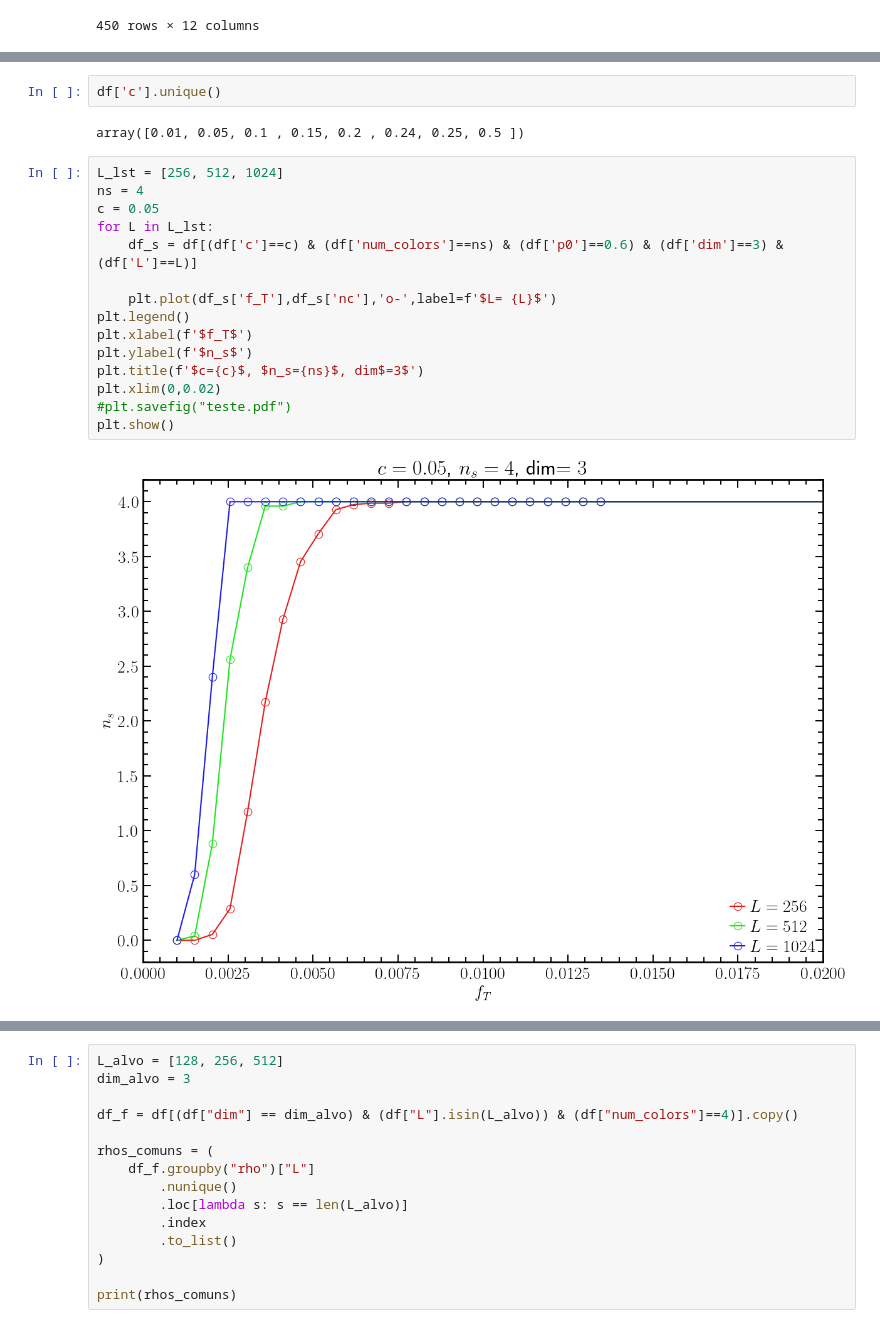
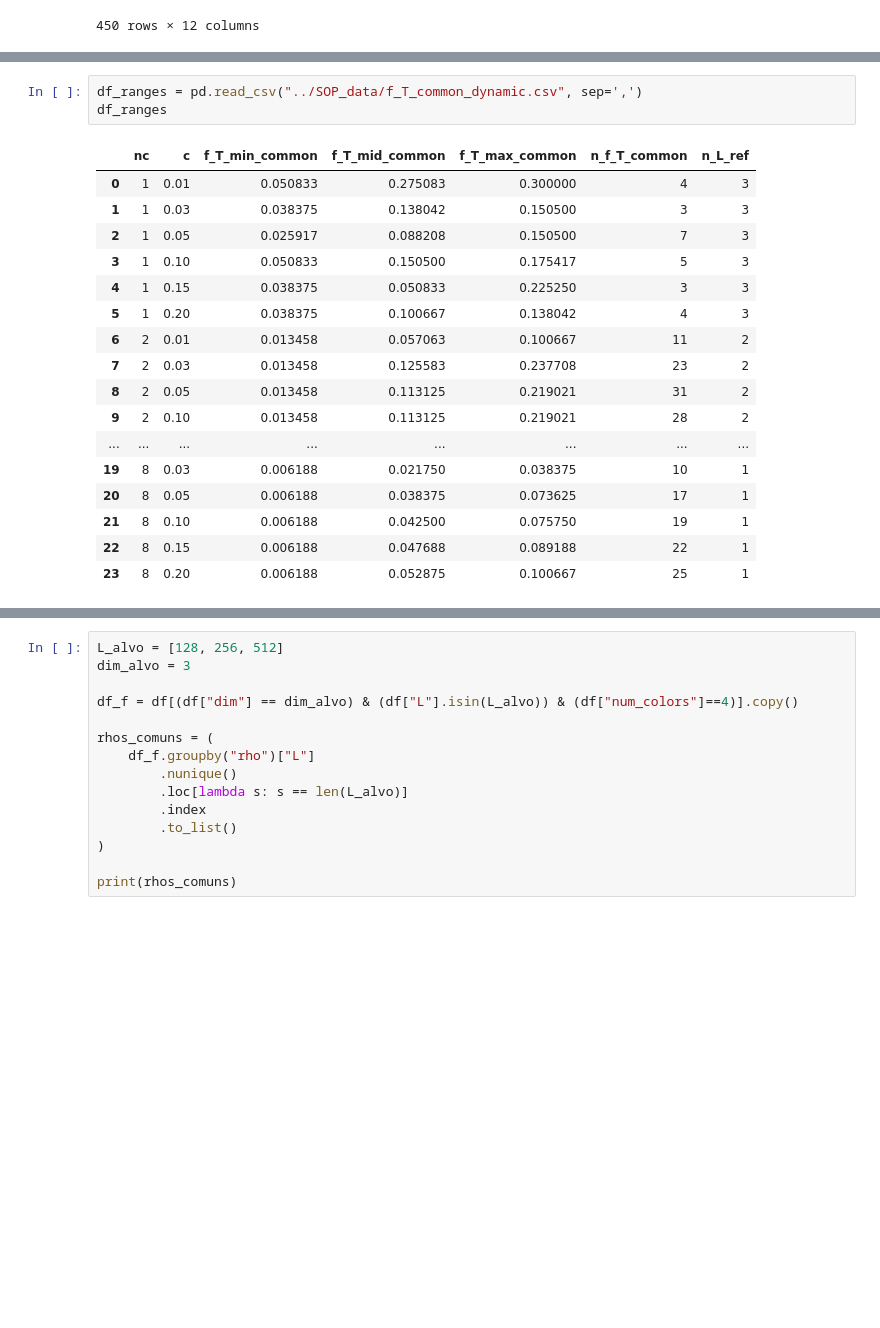
Before and after one commit to JuniorAlencar/self_organization_percolation, a Jupyter notebook: jupyter/Colors_Analysis_3D.ipynb, the cells around one changed output, grey strips where cells are left out. Drawn from its saved outputs; the diff is of its cells as text; blank space fills up the shorter version.

```diff
--- a/jupyter/Colors_Analysis_3D.ipynb
+++ b/jupyter/Colors_Analysis_3D.ipynb
@@ -42,23 +42,23 @@ df_dynamic
 # %%
-df['c'].unique()
+df_ranges = pd.read_csv("../SOP_data/f_T_common_dynamic.csv", sep=',')
+df_ranges
 # %% [output]
-array([0.01, 0.05, 0.1 , 0.15, 0.2 , 0.24, 0.25, 0.5 ])
+|  | nc | c | f_T_min_common | f_T_mid_common | f_T_max_common | n_f_T_common | n_L_ref |
+| 0 | 1 | 0.01 | 0.050833 | 0.275083 | 0.300000 | 4 | 3 |
+| 1 | 1 | 0.03 | 0.038375 | 0.138042 | 0.150500 | 3 | 3 |
+| 2 | 1 | 0.05 | 0.025917 | 0.088208 | 0.150500 | 7 | 3 |
+| 3 | 1 | 0.10 | 0.050833 | 0.150500 | 0.175417 | 5 | 3 |
+| 4 | 1 | 0.15 | 0.038375 | 0.050833 | 0.225250 | 3 | 3 |
+| 5 | 1 | 0.20 | 0.038375 | 0.100667 | 0.138042 | 4 | 3 |
+| 6 | 2 | 0.01 | 0.013458 | 0.057063 | 0.100667 | 11 | 2 |
+| 7 | 2 | 0.03 | 0.013458 | 0.125583 | 0.237708 | 23 | 2 |
+| 8 | 2 | 0.05 | 0.013458 | 0.113125 | 0.219021 | 31 | 2 |
+| 9 | 2 | 0.10 | 0.013458 | 0.113125 | 0.219021 | 28 | 2 |
+| ... | ... | ... | ... | ... | ... | ... | ... |
+| 19 | 8 | 0.03 | 0.006188 | 0.021750 | 0.038375 | 10 | 1 |
+| 20 | 8 | 0.05 | 0.006188 | 0.038375 | 0.073625 | 17 | 1 |
+| 21 | 8 | 0.10 | 0.006188 | 0.042500 | 0.075750 | 19 | 1 |
+| 22 | 8 | 0.15 | 0.006188 | 0.047688 | 0.089188 | 22 | 1 |
+| 23 | 8 | 0.20 | 0.006188 | 0.052875 | 0.100667 | 25 | 1 |
-# %%
-L_lst = [256, 512, 1024]
-ns = 4
-c = 0.05
-for L in L_lst:
-    df_s = df[(df['c']==c) & (df['num_colors']==ns) & (df['p0']==0.6) & (df['dim']==3) & (df['L']==L)]
-
-    plt.plot(df_s['f_T'],df_s['nc'],'o-',label=f'$L= {L}$')
-plt.legend()
-plt.xlabel(f'$f_T$')
-plt.ylabel(f'$n_s$')
-plt.title(f'$c={c}$, $n_s={ns}$, dim$=3$')
-plt.xlim(0,0.02)
-#plt.savefig("teste.pdf")
-plt.show()
-# %% [output]
-[figure, removed]
 # %%
 L_lst = [256, 512, 1024]
```
Also changed, not shown: parts of 3 cells of this notebook, 5 other files.
